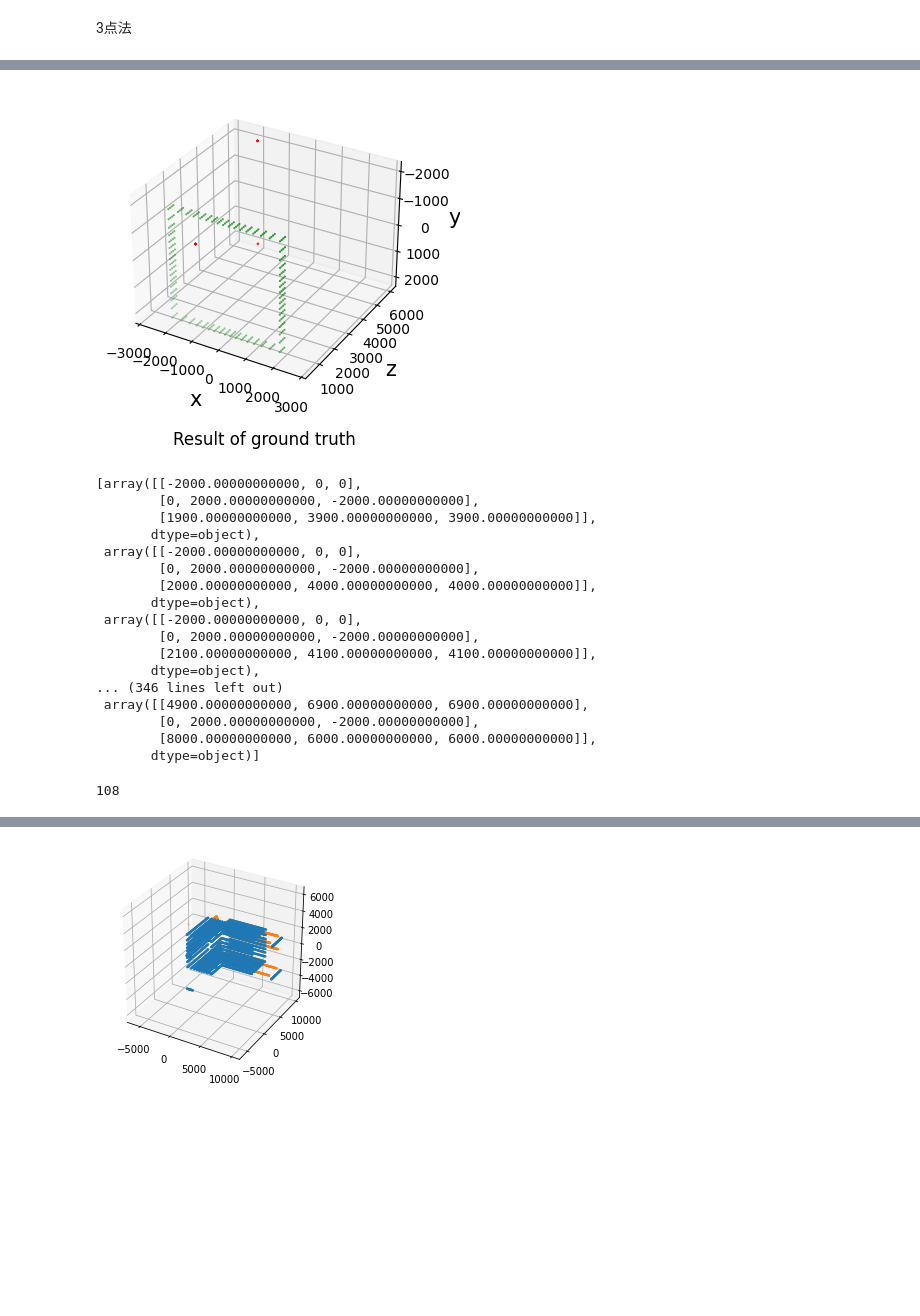
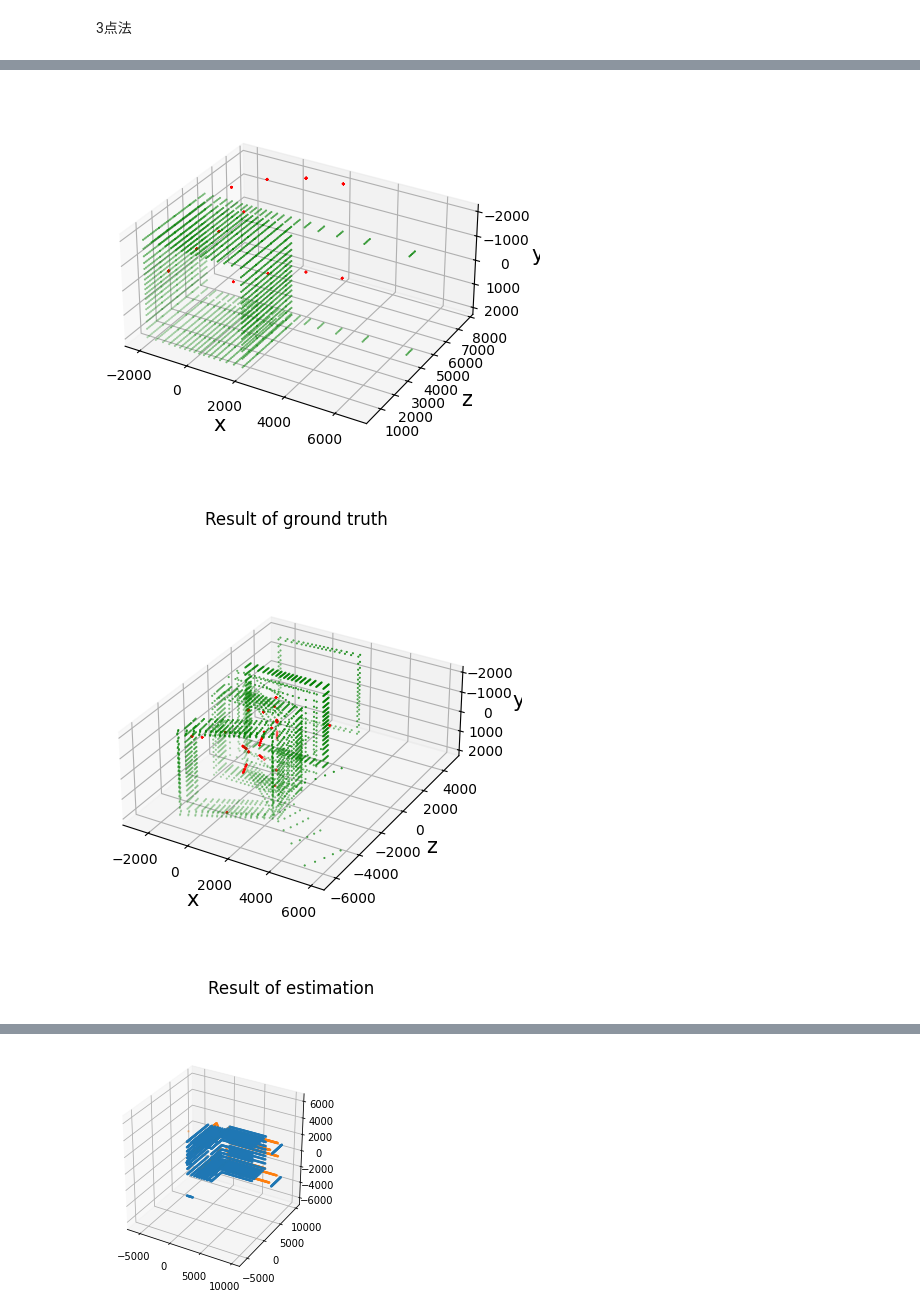
Before and after one commit to gutter-mouth/InchwormMeasurement, a Jupyter notebook: notebook/test_simulator.ipynb, the cells around one changed output, grey strips where cells are left out. Saved outputs shown, nothing was run; the diff lists cells and outputs as text; code cells hidden in the pictures; blank space fills up the shorter version.

```diff
--- a/notebook/test_simulator.ipynb
+++ b/notebook/test_simulator.ipynb
@@ -154,5 +147,5 @@ print( len(idx_spot))
 # %%
-[idx_camera, idx_spot] = Simulator.generate_idx(100, 10, 40)
+[idx_camera, idx_spot] = Simulator.generate_idx(0, 40, 10, offset=40)
 simulator_params = {
     "A": A,
     "spot_laser": spot_laser_three,
@@ -160,7 +153,7 @@ simulator_params = {
     "cMr": cMr,
     "idx_camera": idx_camera,
     "idx_spot": idx_spot,
-    "round_threshold": 0.5,
+    "round_threshold": 0.1,
     "is_bundle": True,
     "is_scale_true": False,
     "name": "運動直進，スポットレーザはみ出しなし",
@@ -196,0 +173,2 @@ IndexError: index 1 is out of bounds for axis 1 with size 1
+# %%
+S.run_show_result(type="groundtruth", label="estimated_result")
@@ -197,29 +217,6 @@ IndexError: index 1 is out of bounds for axis 1 with size 1
 # %%
 S.show_result(is_groundtruth=True)
+S.show_result(is_groundtruth=False)
 # %% [output]
-[figure, old version]
+[figure, new version]
+[figure, added]
-# %%
-# S.wP_spot_true
-spot_laser_three.P
-# %% [output]
-[array([[-2000.00000000000, 0, 0],
-        [0, 2000.00000000000, -2000.00000000000],
-        [1900.00000000000, 3900.00000000000, 3900.00000000000]],
-       dtype=object),
- array([[-2000.00000000000, 0, 0],
-        [0, 2000.00000000000, -2000.00000000000],
-        [2000.00000000000, 4000.00000000000, 4000.00000000000]],
-       dtype=object),
- array([[-2000.00000000000, 0, 0],
-        [0, 2000.00000000000, -2000.00000000000],
-        [2100.00000000000, 4100.00000000000, 4100.00000000000]],
-       dtype=object),
-... (346 lines left out)
- array([[4900.00000000000, 6900.00000000000, 6900.00000000000],
-        [0, 2000.00000000000, -2000.00000000000],
-        [8000.00000000000, 6000.00000000000, 6000.00000000000]],
-       dtype=object)]
-# %%
-len(S.wMc_true)
-# %% [output]
-108
```
Also changed, not shown: parts of 10 cells of this notebook, 4 other files.
